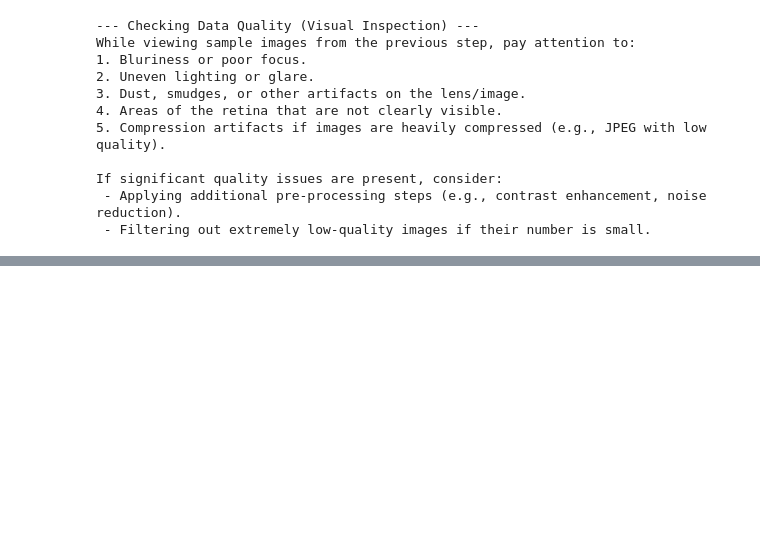
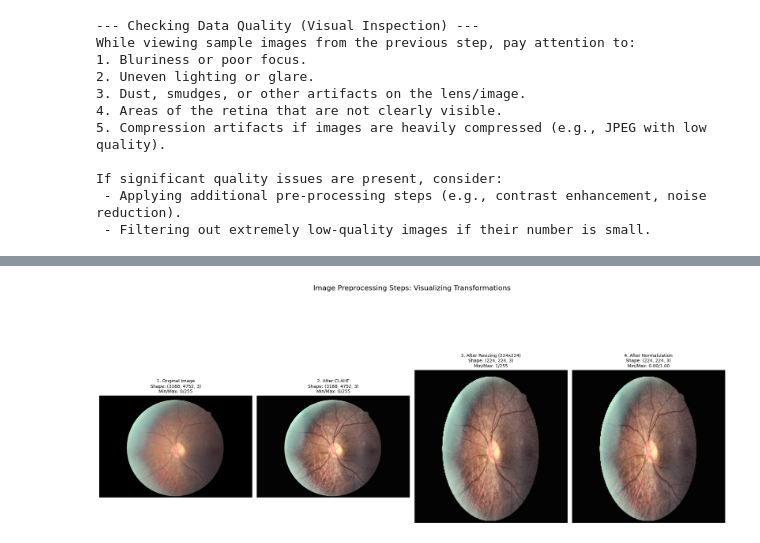
Before and after one commit to dongg00/Deep_Learning-based_Diabetic_Retinopathy_Grading_from_Fundus_Images, a Jupyter notebook: semi01.ipynb, the cells around one changed output, grey strips where cells are left out. Drawn from its saved outputs; the diff is of its cells as text; code cells hidden in the pictures; blank space fills up the shorter version.

```diff
--- a/semi01.ipynb
+++ b/semi01.ipynb
@@ -262,0 +348,96 @@ If significant quality issues are present, consider:
+# %%
+import matplotlib.pyplot as plt
+import cv2
+import os
+import numpy as np # 넘파이 추가
+
+# --- STEP 4 함수 다시 정의 (여기서는 함수만 가져와 사용) ---
+# 모델의 입력 이미지 크기를 정의합니다.
+IMG_HEIGHT, IMG_WIDTH = 224, 224
+IMG_SIZE = (IMG_HEIGHT, IMG_WIDTH)
+
+def preprocess_image_advanced(image_path, img_size=IMG_SIZE):
+    image = cv2.imread(image_path)
+    if image is None:
+        return None
+
+    # 모든 중간 단계를 저장할 수 있도록 함수 내부 로직 변경
+    original_image = image.copy() # 원본 이미지 복사
+
+    # 1. 컬러 이미지를 YCrCb 색 공간으로 변환 (밝기 채널에 CLAHE 적용)
+    img_ycrcb = cv2.cvtColor(image, cv2.COLOR_BGR2YCrCb)
+    clahe = cv2.createCLAHE(clipLimit=2.0, tileGridSize=(8, 8))
+    img_ycrcb[:, :, 0] = clahe.apply(img_ycrcb[:, :, 0])
+    image_after_clahe = cv2.cvtColor(img_ycrcb, cv2.COLOR_YCrCb2BGR) # CLAHE 적용 후 BGR로 변환된 이미지
+
+    # 2. 이미지 크기 조정 (리사이징)
+    image_after_resize = cv2.resize(image_after_clahe, img_size)
+
+    # 3. 픽셀 값 정규화
+    image_after_normalize = image_after_resize / 255.0
+
+    return original_image, image_after_clahe, image_after_resize, image_after_normalize
+
+print("Modified 'preprocess_image_advanced' to return intermediate steps.")
+
+# --- 전처리 전후 변화 확인을 위한 샘플 이미지 선택 및 시각화 ---
+
+# df가 이미 로드되어 있어야 합니다.
+if 'df' not in locals():
+    print("DataFrame 'df' not found. Please run previous sections to load data.")
+    exit()
+
+# 예시로 'No_DR' 클래스의 첫 번째 이미지를 선택합니다.
+# 다른 클래스나 무작위 이미지를 선택해도 됩니다.
+sample_row = df[df['level'] == 0].iloc[0] # 'No_DR' 클래스 (level 0)의 첫 번째 이미지 선택
+sample_img_id = sample_row['image']
+sample_img_filename = sample_img_id + '.jpeg'
+sample_img_path = os.path.join(base_image_dir, sample_img_filename)
+
+print(f"\nVisualizing preprocessing steps for image: {sample_img_path}")
+
+# 수정된 preprocess_image_advanced 함수 호출
+results = preprocess_image_advanced(sample_img_path, IMG_SIZE)
+
+if results is not None:
+    original_image, image_after_clahe, image_after_resize, image_after_normalize = results
+
+    plt.figure(figsize=(20, 10))
+
+    # 1. 원본 이미지
+    plt.subplot(1, 4, 1)
+    plt.imshow(cv2.cvtColor(original_image, cv2.COLOR_BGR2RGB))
+    plt.title(f"1. Original Image\nShape: {original_image.shape}\nMin/Max: {original_image.min()}/{original_image.max()}", fontsize=10)
+    plt.axis('off')
+
+    # 2. 리사이징 후 이미지
+    plt.subplot(1, 4, 3)
+    # 리사이징 후에는 이미지가 0-255 범위이므로, imshow는 정상적으로 표시됨
+    plt.imshow(cv2.cvtColor(image_after_resize, cv2.COLOR_BGR2RGB))
+    plt.title(f"3. After Resizing ({IMG_WIDTH}x{IMG_HEIGHT})\nShape: {image_after_resize.shape}\nMin/Max: {image_after_resize.min()}/{image_after_resize.max()}", fontsize=10)
+    plt.axis('off')
+
+    # 3. CLAHE 적용 후 이미지
+    plt.subplot(1, 4, 2)
+    plt.imshow(cv2.cvtColor(image_after_clahe, cv2.COLOR_BGR2RGB))
+    plt.title(f"2. After CLAHE\nShape: {image_after_clahe.shape}\nMin/Max: {image_after_clahe.min()}/{image_after_clahe.max()}", fontsize=10)
+    plt.axis('off')
+
+    # 4. 정규화 후 이미지 (픽셀 값이 0-1이므로 imshow는 float 타입으로 처리)
+    plt.subplot(1, 4, 4)
+    plt.imshow(cv2.cvtColor((image_after_normalize * 255).astype(np.uint8), cv2.COLOR_BGR2RGB)) # 시각화를 위해 0-255로 다시 스케일링
+    # 또는 그냥 plt.imshow(image_after_normalize) 해도 잘 보입니다. Matplotlib이 float 이미지를 자동으로 처리
+    plt.title(f"4. After Normalization\nShape: {image_after_normalize.shape}\nMin/Max: {image_after_normalize.min():.2f}/{image_after_normalize.max():.2f}", fontsize=10)
+    plt.axis('off')
+
+    plt.suptitle('Image Preprocessing Steps: Visualizing Transformations', fontsize=16)
+    plt.tight_layout(rect=[0, 0.03, 1, 0.95])
+    plt.show()
+else:
+    print(f"Could not load or preprocess the sample image: {sample_img_path}")
+
+print("\n--- Summary of Preprocessing Changes ---")
+print("1.  **CLAHE:** Enhances contrast, making features like blood vessels and lesions more visible, especially in poorly lit or low-contrast areas. The image visually becomes sharper in detail, though overall color may slightly shift.")
+print(f"2.  **Resizing:** All images are uniformly scaled to a fixed size of {IMG_WIDTH}x{IMG_HEIGHT} pixels. This is crucial for consistent input to deep learning models. The image's dimensions change, and it may appear compressed or stretched if the aspect ratio is not maintained (which is the case here).")
+print("3.  **Normalization:** Pixel values, originally from 0-255 (integers), are converted to floating-point numbers between 0.0 and 1.0. This change is not visually apparent but is essential for optimizing neural network training.")
+# %% [output]
@@ -262,0 +447 @@ If significant quality issues are present, consider:
+[figure, added]
```
Also changed, not shown: parts of 5 cells of this notebook, 1 other file.
